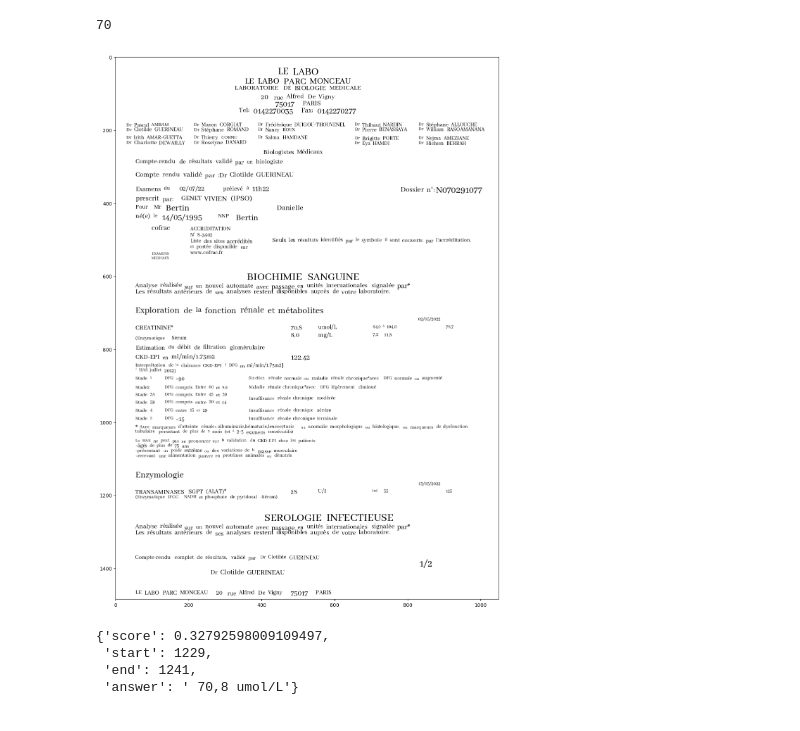
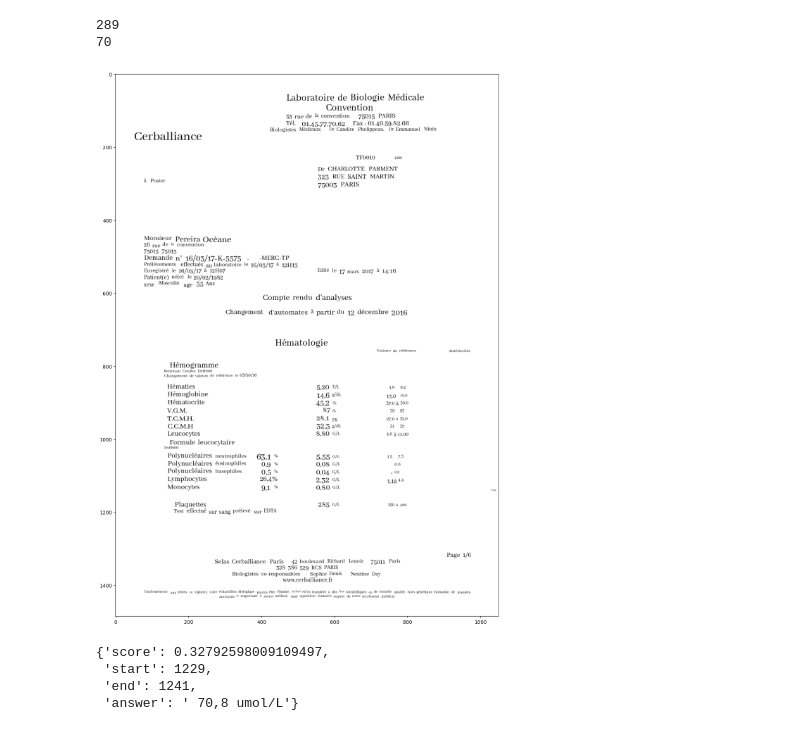
Before and after one commit to PFEE-IPSO-Epita/Biologique, a Jupyter notebook: analyse.ipynb, the cells around one changed output. Drawn from its saved outputs; the diff is of its cells as text; code cells hidden in the pictures.

```diff
--- a/analyse.ipynb
+++ b/analyse.ipynb
@@ -2,7 +2,7 @@
 import json
 import pandas as pd
 # %%
-with open('../subset/subset.json') as f:
+with open('../export_epita.json') as f:
     data = json.load(f)
 # %%
 def get_docs_from_id(id):
@@ -14,7 +14,9 @@ def get_docs_from_id(id):
 
 datas = get_docs_from_id(8)
 print(len(datas))
+print(70)
 # %% [output]
+289
 70
 # %%
 texts = []
@@ -46,34 +48,35 @@ def get_font_size(text, font_path, desired_width):
             min_size = font_size
     return ImageFont.truetype(font_path, min_size)
 # %%
-page_0 = datas[3]['0']
+page_0 = datas[80][('0')]
 width, height = 210 *5, 297*5
 
 ####
 # put the following code in an other cell to not reload full dataset each time
 ####
 # path of .ttf
 font_path = "../AbhayaLibre-Regular.ttf"
 
 
 # create a new image with white background
 blank_image = Image.new('RGB', (width, height), 'white')
 # get a drawing context
 d = ImageDraw.Draw(blank_image)
 for line in page_0:
     if line['line']['confidence'] > 50:
         for word in line['line']['words']:
             (x, y, w, h) = (word['left']*width, word['top']*height, word['width']*width, word['height']*height)
             text = word["text"]
             d.text((x, y), text, font=get_font_size(text, font_path, w), fill=(0, 0, 0))
 
 # can locally save the page with following line:
 # blank_image.save("output_image.png")
 plt.figure(figsize=(40,20))
 plt.imshow(blank_image)
 plt.savefig('test.png')
+#a revoir p3 document 76
 # %% [output]
-[figure, old version]
+[figure, new version]
 # %%
 from transformers import pipeline
 
```
Also changed, not shown: 2 other files.
